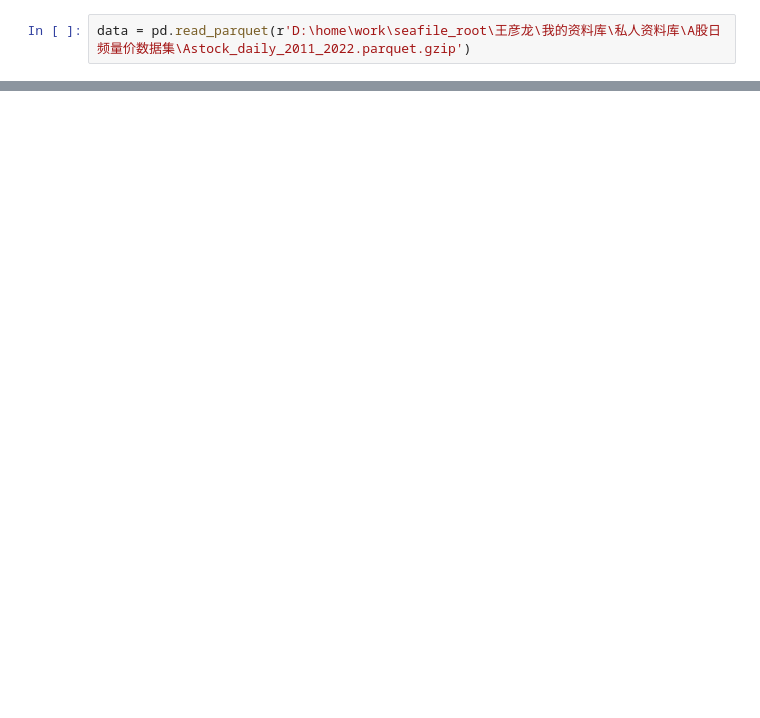
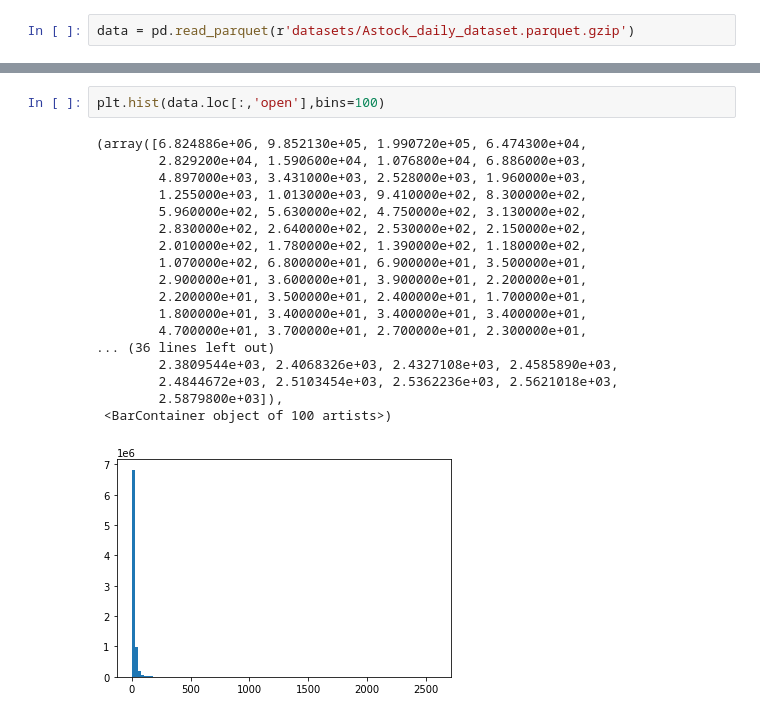
Before and after one commit to Alsac/ts2vec, a Jupyter notebook: examination_1_2_multi_asset_training.ipynb, the cells around one changed output, grey strips where cells are left out. Saved outputs shown, nothing was run; the diff lists cells and outputs as text; blank space fills up the shorter version.

```diff
--- a/examination_1_2_multi_asset_training.ipynb
+++ b/examination_1_2_multi_asset_training.ipynb
@@ -6,2 +25,2 @@ import numpy as np
 # %%
-data = pd.read_parquet(r'D:\home\work\seafile_root\王彦龙\我的资料库\私人资料库\A股日频量价数据集\Astock_daily_2011_2022.parquet.gzip')
+data = pd.read_parquet(r'datasets/Astock_daily_dataset.parquet.gzip')
@@ -36,0 +61,21 @@ np.log(data1)
+# %%
+plt.hist(data.loc[:,'open'],bins=100)
+# %% [output]
+(array([6.824886e+06, 9.852130e+05, 1.990720e+05, 6.474300e+04,
+        2.829200e+04, 1.590600e+04, 1.076800e+04, 6.886000e+03,
+        4.897000e+03, 3.431000e+03, 2.528000e+03, 1.960000e+03,
+        1.255000e+03, 1.013000e+03, 9.410000e+02, 8.300000e+02,
+        5.960000e+02, 5.630000e+02, 4.750000e+02, 3.130000e+02,
+        2.830000e+02, 2.640000e+02, 2.530000e+02, 2.150000e+02,
+        2.010000e+02, 1.780000e+02, 1.390000e+02, 1.180000e+02,
+        1.070000e+02, 6.800000e+01, 6.900000e+01, 3.500000e+01,
+        2.900000e+01, 3.600000e+01, 3.900000e+01, 2.200000e+01,
+        2.200000e+01, 3.500000e+01, 2.400000e+01, 1.700000e+01,
+        1.800000e+01, 3.400000e+01, 3.400000e+01, 3.400000e+01,
+        4.700000e+01, 3.700000e+01, 2.700000e+01, 2.300000e+01,
+... (36 lines left out)
+        2.3809544e+03, 2.4068326e+03, 2.4327108e+03, 2.4585890e+03,
+        2.4844672e+03, 2.5103454e+03, 2.5362236e+03, 2.5621018e+03,
+        2.5879800e+03]),
+ <BarContainer object of 100 artists>)
+[figure, added]
```
Also changed, not shown: parts of 19 cells of this notebook, 3 other files.
